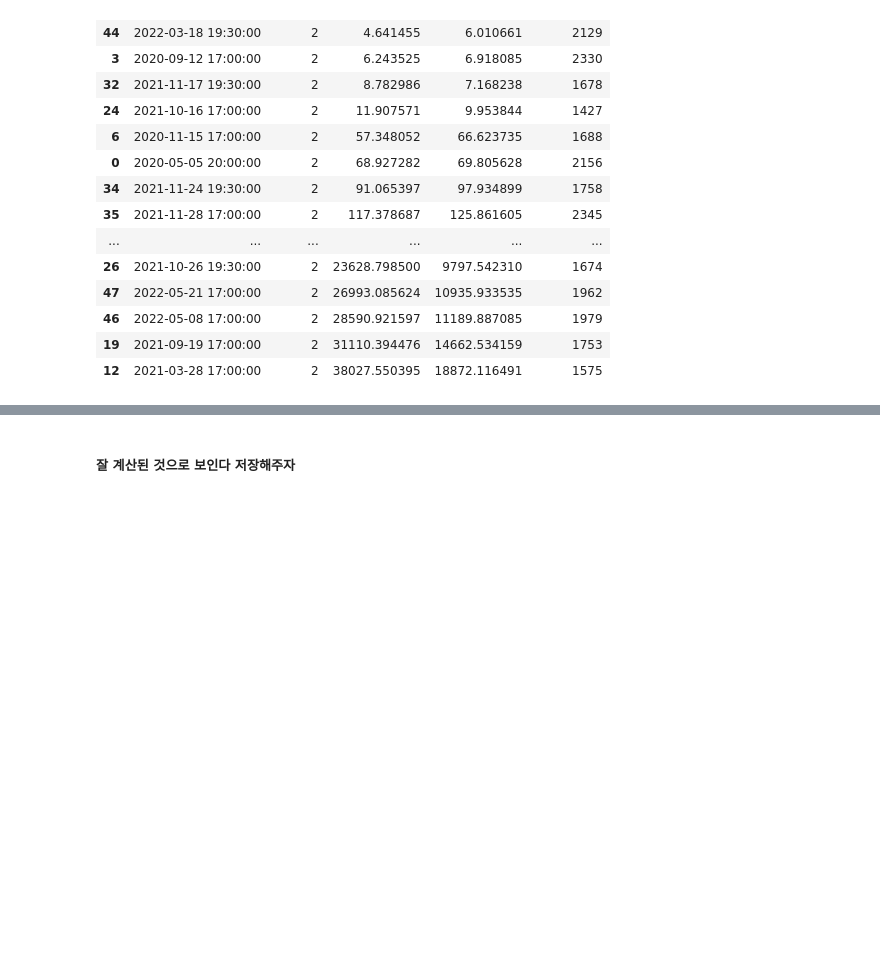
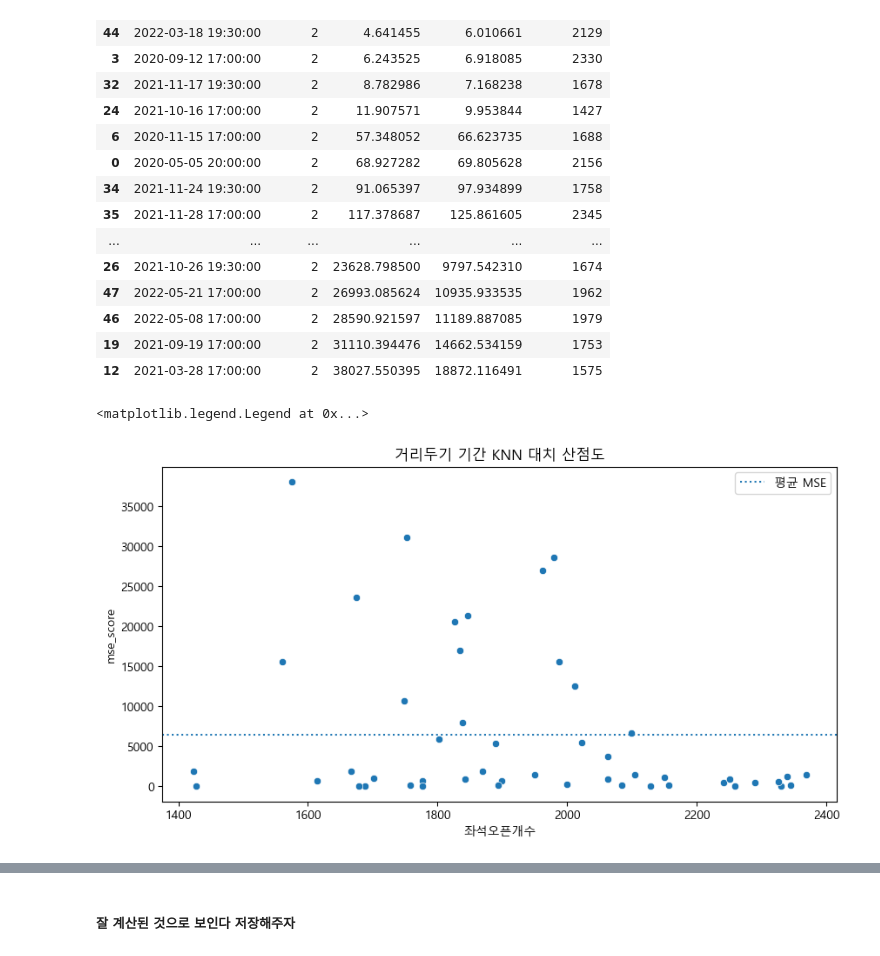
Before and after one commit to yonghyeun/BigContest-CocenrtHall, a Jupyter notebook: preprocessing/7. 거래까지 걸린 시간 계산.ipynb, the cells around one changed output, grey strips where cells are left out. Saved outputs shown, nothing was run; the diff lists cells and outputs as text; code cells hidden in the pictures; blank space fills up the shorter version.

Commit message:
거리두기 기간 KNN 추정 설명 테이블 생성

```diff
--- a/preprocessing/7. 거래까지 걸린 시간 계산.ipynb
+++ b/preprocessing/7. 거래까지 걸린 시간 계산.ipynb
@@ -7,6 +7,10 @@ from sklearn.model_selection import train_test_split
 from sklearn.neighbors import KNeighborsRegressor
 from sklearn.model_selection import cross_val_score
 from tqdm import tqdm
+import matplotlib.pyplot as plt
+import seaborn as sns
+
+plt.rc('font',family = 'malgun gothic')
 # %%
 df = pd.read_csv("C:/Users/whileduck/Desktop/빈좌석/클래식_빈좌석포함데이터.csv", low_memory = False)
 
@@ -219,3 +223,20 @@ display(knn_table.sort_values(by = 'mse_score'))
 | 46 | 2022-05-08 17:00:00 | 2 | 28590.921597 | 11189.887085 | 1979 |
 | 19 | 2021-09-19 17:00:00 | 2 | 31110.394476 | 14662.534159 | 1753 |
 | 12 | 2021-03-28 17:00:00 | 2 | 38027.550395 | 18872.116491 | 1575 |
+# %%
+fig,ax = plt.subplots(figsize = (10,5))
+
+sns.scatterplot(
+    data = knn_table,
+    x = '좌석오픈개수',
+    y = 'mse_score',
+    ax = ax
+)
+
+ax.set_title('거리두기 기간 KNN 대치 산점도')
+
+ax.axhline(np.mean(knn_table['mse_score']), ls = ':', label = '평균 MSE')
+ax.legend()
+# %% [output]
+<matplotlib.legend.Legend at 0x...>
+[figure, added]
```
Also changed, not shown: parts of 4 cells of this notebook.
